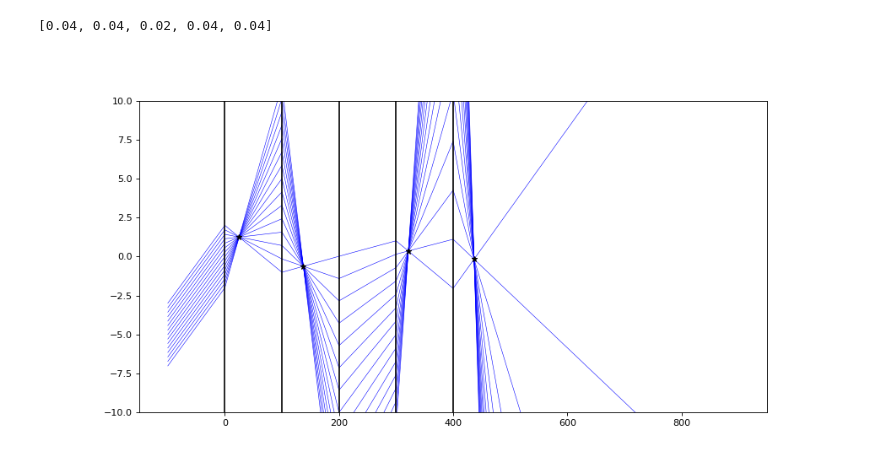
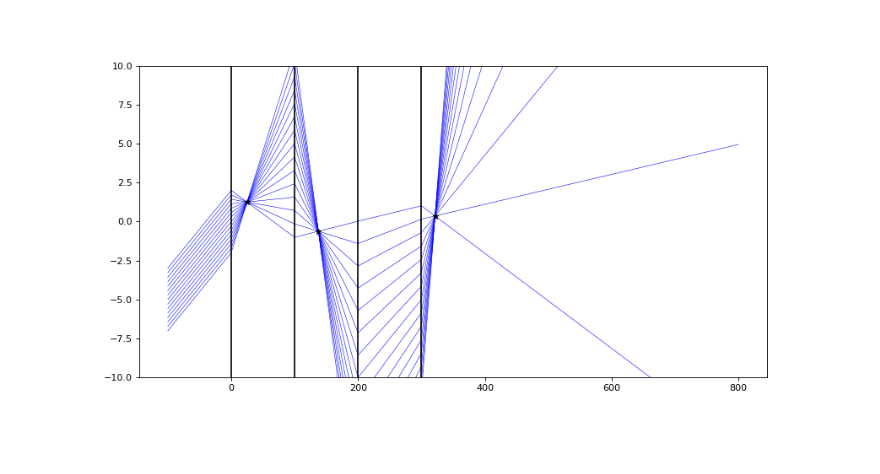
Before and after one commit to Leviticoos/Digichrome, a Jupyter notebook: LenSim/scratch.ipynb, the cells around one changed output. Cells and saved outputs as stored; diff of their text form; code cells hidden in the pictures.

```diff
--- a/LenSim/scratch.ipynb
+++ b/LenSim/scratch.ipynb
@@ -10,7 +10,6 @@ from importlib import reload  # Python 3.4+
 ln = reload(ln)
 # %%
 
-ln.rayTracePlot(ln.opticalSystem([25,25,50,25,25], [-100,100,100,100,100,100,500]), ln.imageRays(19999,1000,2,15))
+ln.rayTracePlot(ln.opticalSystem([25,25,50,25], [-100,100,100,100,100,500]), ln.imageRays(19999,1000,2,15))
 # %% [output]
-[0.04, 0.04, 0.02, 0.04, 0.04]
-[figure, old version]
+[figure, new version]
```
Also changed, not shown: 13 other files.
